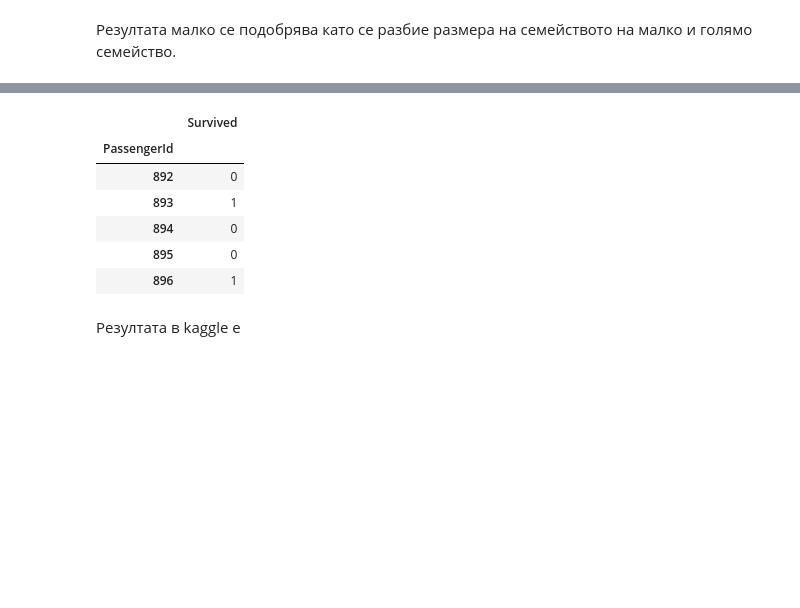
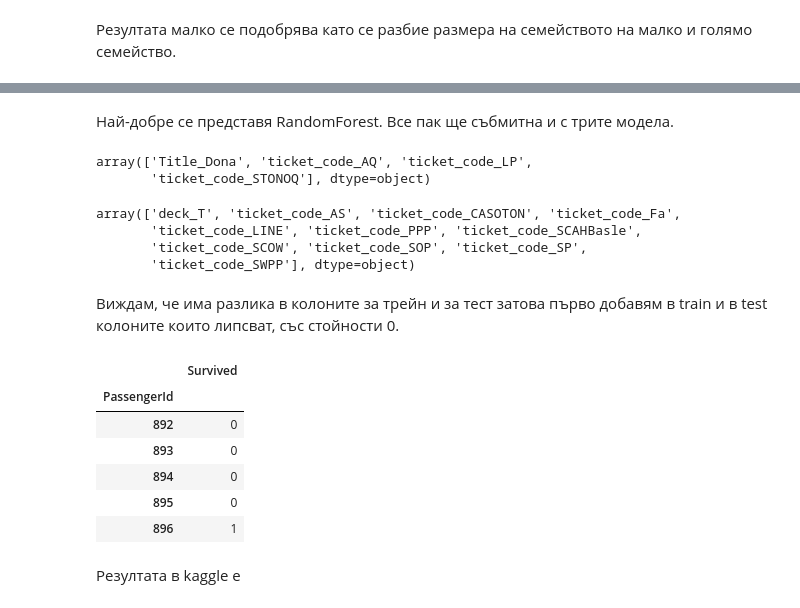
Before and after one commit to thalvadzhi/Machine-Learning-with-Python, a Jupyter notebook: hw1/Task 2/Titanic Improved.ipynb, the cells around one changed output, grey strips where cells are left out. Drawn from its saved outputs; the diff is of its cells as text; code cells hidden in the pictures; blank space fills up the shorter version.

Commit message:
titanic further improved

```diff
--- a/hw1/Task 2/Titanic Improved.ipynb
+++ b/hw1/Task 2/Titanic Improved.ipynb
@@ -69,5 +85,6 @@ def bin_family(data):
 # %%
-def bin_age(data):
+def bin_age(data_in):
+    data = data_in.copy()
     data["Age"] = pd.cut(data.Age, bins=[0, 18, 36, 48, 60, 81], labels=[0, 1, 2, 3, 4])
     age_dummied = pd.get_dummies(data["Age"], prefix="Age")
     data.drop("Age", axis=1, inplace=True)
@@ -102,3 +136,6 @@ test_engineered = whole_dataset_engineered[891:]
+# %%
+train_engineered = engineer_data(train)
+test_engineered = engineer_data(test)
 # %%
 X = train_engineered.drop("Survived", axis=1)
 y = train_engineered["Survived"]
@@ -117,0 +250,15 @@ Test score  0.847533632287
+# %%
+log_reg_grid = {
+                 'C' : [0.001, 0.01, 0.1, 1, 10, 100, 100]
+                 }
+log_reg = LogisticRegression()
+grid = GridSearchCV(log_reg,
+                           scoring='accuracy',
+                           param_grid=log_reg_grid,
+                           cv=StratifiedKFold(),
+                           return_train_score=True)
+
+grid.fit(X, y)
+
+results_df = pd.DataFrame(grid.cv_results_)
+results_df[['rank_test_score', 'mean_test_score', 'params']].sort_values(by='rank_test_score').head(5)
@@ -118,21 +272,51 @@ Test score  0.847533632287
+# %% [markdown]
+Най-добре се представя RandomForest. Все пак ще събмитна и с трите модела.
+# %%
+np.setdiff1d(test_engineered.columns,X.columns )
+# %% [output]
+array(['Title_Dona', 'ticket_code_AQ', 'ticket_code_LP',
+       'ticket_code_STONOQ'], dtype=object)
+# %%
+np.setdiff1d(X.columns, test_engineered.columns )
+# %% [output]
+array(['deck_T', 'ticket_code_AS', 'ticket_code_CASOTON', 'ticket_code_Fa',
+       'ticket_code_LINE', 'ticket_code_PPP', 'ticket_code_SCAHBasle',
+       'ticket_code_SCOW', 'ticket_code_SOP', 'ticket_code_SP',
+       'ticket_code_SWPP'], dtype=object)
+# %% [markdown]
+Виждам, че има разлика в колоните за трейн и за тест затова първо добавям в train и в test колоните които липсват, със стойности 0.
 # %%
-transformed_test_data = test_engineered.drop("Survived", axis=1)
-model = RandomForestClassifier(random_state=0, max_depth=10, n_estimators=100, min_samples_split=15)
-model.fit(X, y)
-predictions = model.predict(transformed_test_data)
+col_to_add_test = np.setdiff1d(X.columns, test_engineered.columns)
+col_to_add_train = np.setdiff1d(test_engineered.columns, X.columns)
+submit_x_train = X.copy()
+submit_test= test_engineered.copy()
+for col in col_to_add_train:
+    submit_x_train[col] = 0
+
+for col in col_to_add_test:
+    submit_test[col] = 0
+
+submit_x_train = submit_x_train.reindex_axis(sorted(submit_x_train.columns), axis=1)
+submit_test = submit_test.reindex_axis(sorted(submit_test.columns), axis=1)
+
+model = RandomForestClassifier(random_state=0,
+                                  max_depth=20, min_samples_split=10, n_estimators=20)
+model.fit(submit_x_train, y)
+
+predictions = model.predict(submit_test)
 
 frame = pd.DataFrame({
     'PassengerId': pd.read_csv('titanic/test.csv').PassengerId,
     'Survived': predictions.astype(int)
 })
 frame = frame.set_index('PassengerId')
-frame.to_csv('~/Desktop/predictions.csv')
+frame.to_csv('~/Desktop/predictions_titanic.csv')
 frame.head()
 # %% [output]
 |  | Survived |
 | PassengerId |  |
 | 892 | 0 |
-| 893 | 1 |
+| 893 | 0 |
 | 894 | 0 |
 | 895 | 0 |
 | 896 | 1 |
```
Also changed, not shown: parts of 40 cells of this notebook, 2 other files.
